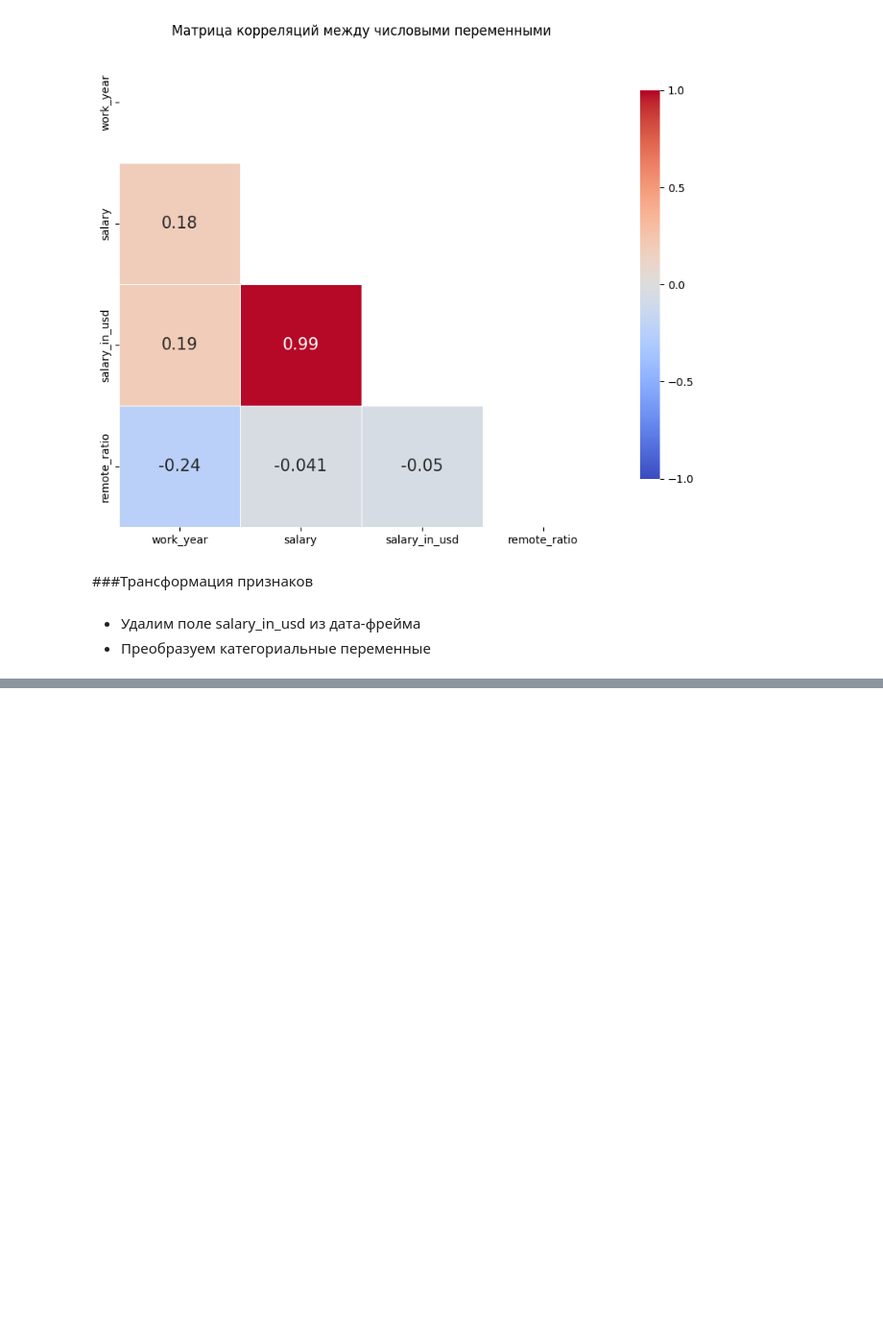
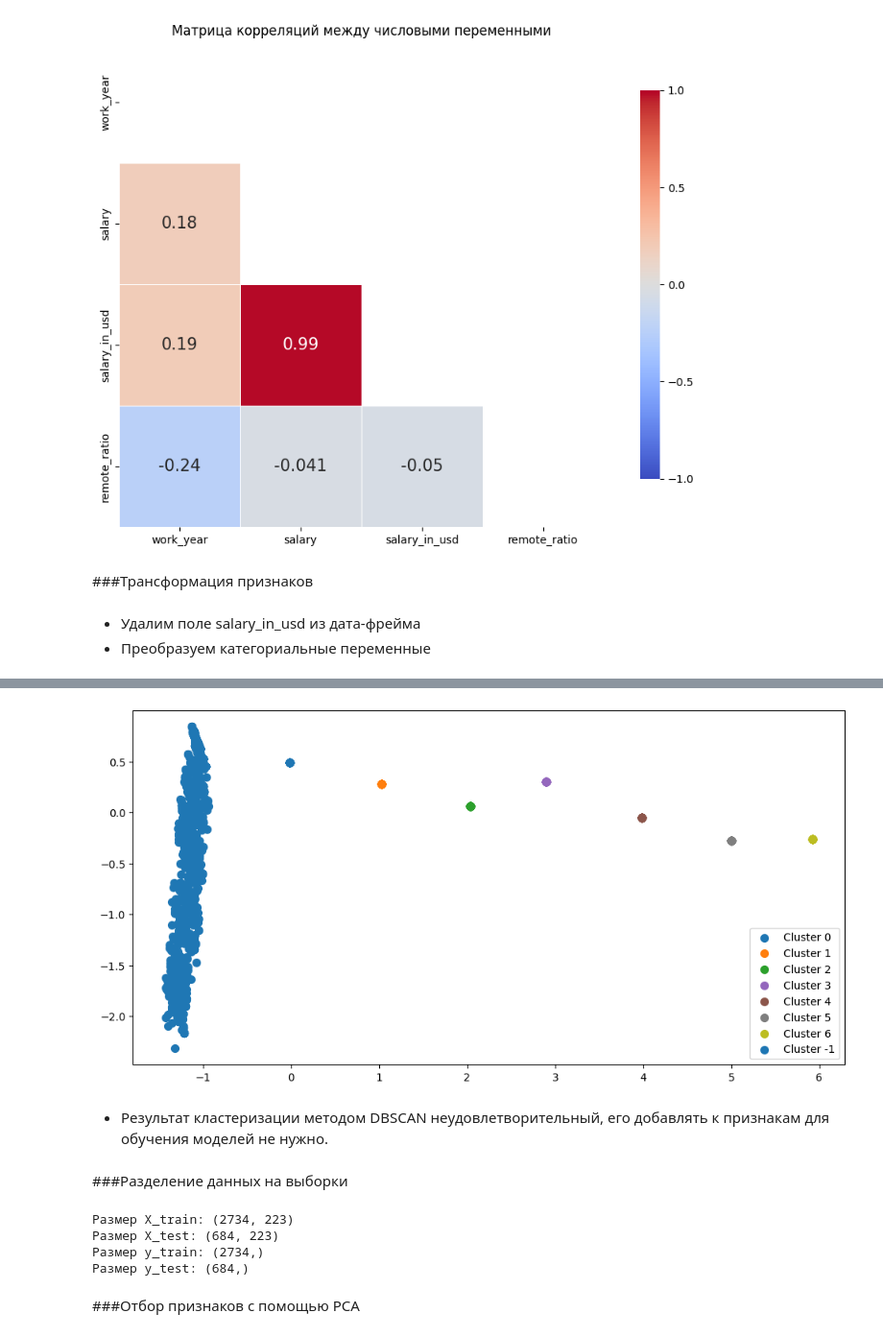
Before and after one commit to Dmitriy6655/-python-DS-ITOGOVAYA, a Jupyter notebook: sem_10_itog_HW.ipynb, the cells around one changed output, grey strips where cells are left out. Shown at 96% size. Cells and saved outputs as stored; diff of their text form; code cells hidden in the pictures; blank space fills up the shorter version.

```diff
--- a/sem_10_itog_HW.ipynb
+++ b/sem_10_itog_HW.ipynb
@@ -369,0 +599,14 @@ plt.show()
+# %%
+# Обучаем модель DBSCAN с оптимальным значением eps
+optimal_eps = 0.4
+dbscan = DBSCAN(eps=optimal_eps, min_samples=100)
+clusters = dbscan.fit_predict(X_scaled)
+
+# Добавляем метки кластеров в данные
+df_dbscan = pd.DataFrame(X_scaled, columns=[f'Feature_{i+1}' for i in range(X_scaled.shape[1])])
+df_dbscan['clusters_dbscan'] = clusters
+
+# Размеры кластеров
+print(f"Распределение по выделенным кластерам: \n{df_dbscan['clusters_dbscan'].value_counts().sort_index()}")
+
+df_dbscan
@@ -369,0 +638,38 @@ plt.show()
+# %%
+# Выделяем 2 главных признака для графика
+pca = PCA(n_components=2)
+X_pca = pca.fit_transform(df_dbscan)
+X_pca_df = pd.DataFrame(X_pca, columns=['PC1', 'PC2'])
+X_pca_df['cluster'] = clusters
+
+plt.figure(figsize=(12, 6))
+unique_clusters = set(clusters)
+colors = plt.cm.get_cmap('tab10', len(unique_clusters))
+
+for cluster in unique_clusters:
+    cluster_data = X_pca_df[X_pca_df['cluster'] == cluster]
+    plt.scatter(cluster_data['PC1'], cluster_data['PC2'],
+                s=50, c=np.array([colors(cluster)]), label=f'Cluster {cluster}')
+
+plt.legend()
+plt.show()
+# %% [output]
+[figure, added]
+# %% [markdown]
+* Результат кластеризации методом DBSCAN неудовлетворительный, его добавлять к признакам для обучения моделей не нужно.
+# %% [markdown]
+###Разделение данных на выборки
+# %%
+X_train, X_test, y_train, y_test = train_test_split(X, y, test_size=0.2, random_state=42)
+
+print(f"Размер X_train: {X_train.shape}")
+print(f"Размер X_test: {X_test.shape}")
+print(f"Размер y_train: {y_train.shape}")
+print(f"Размер y_test: {y_test.shape}")
+# %% [output]
+Размер X_train: (2734, 223)
+Размер X_test: (684, 223)
+Размер y_train: (2734,)
+Размер y_test: (684,)
+# %% [markdown]
+###Отбор признаков с помощью PCA
```
Also changed, not shown: parts of 39 cells of this notebook.
